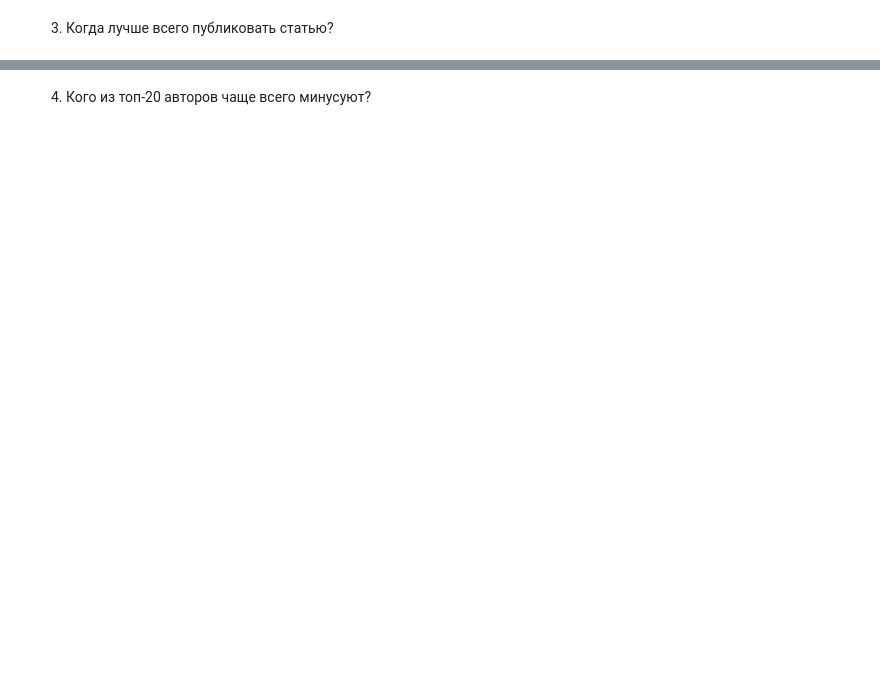
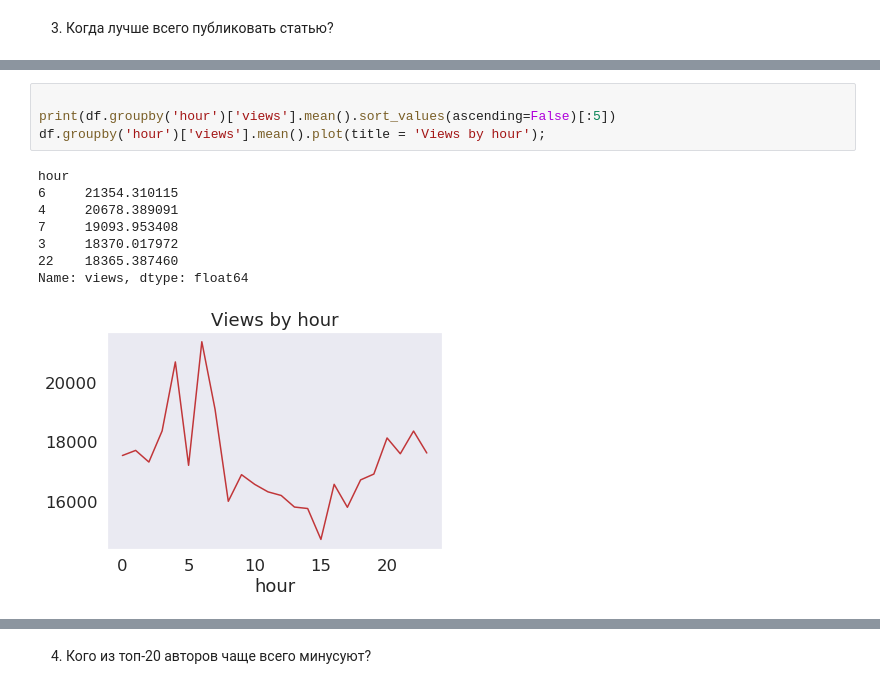
Before and after one commit to svtgo/cs102, a Jupyter notebook: homework07/Pandas2.ipynb, the cells around one changed output, grey strips where cells are left out. Saved outputs shown, nothing was run; the diff lists cells and outputs as text; blank space fills up the shorter version.

```diff
--- a/homework07/Pandas2.ipynb
+++ b/homework07/Pandas2.ipynb
@@ -117,0 +136,13 @@ sns.violinplot(x='dayofweek', y='views', data=df, ax=axes[1]);
+# %%
+
+print(df.groupby('hour')['views'].mean().sort_values(ascending=False)[:5])
+df.groupby('hour')['views'].mean().plot(title = 'Views by hour');
+# %% [output]
+hour
+6     21354.310115
+4     20678.389091
+7     19093.953408
+3     18370.017972
+22    18365.387460
+Name: views, dtype: float64
+[figure, added]
```
Also changed, not shown: parts of 24 cells of this notebook, 2 other files.
